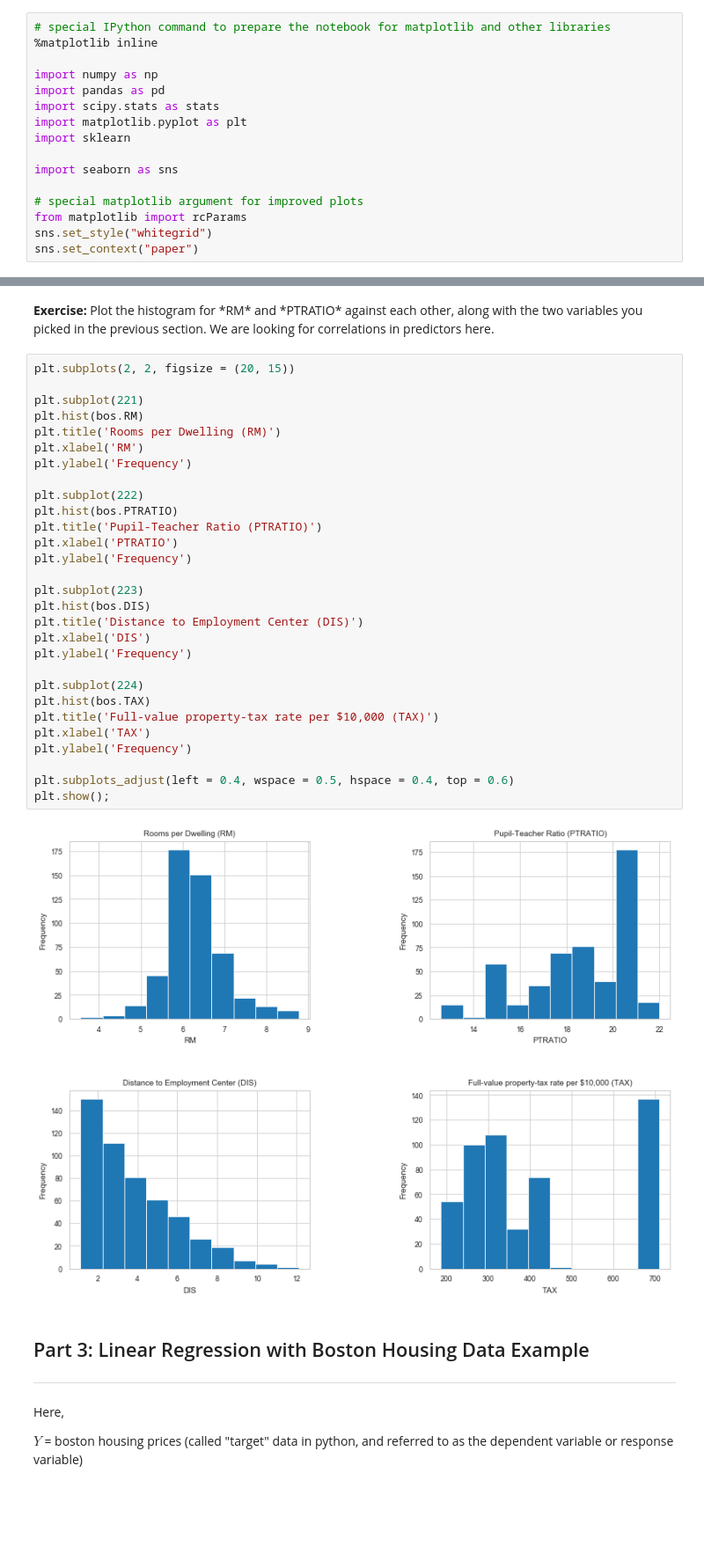
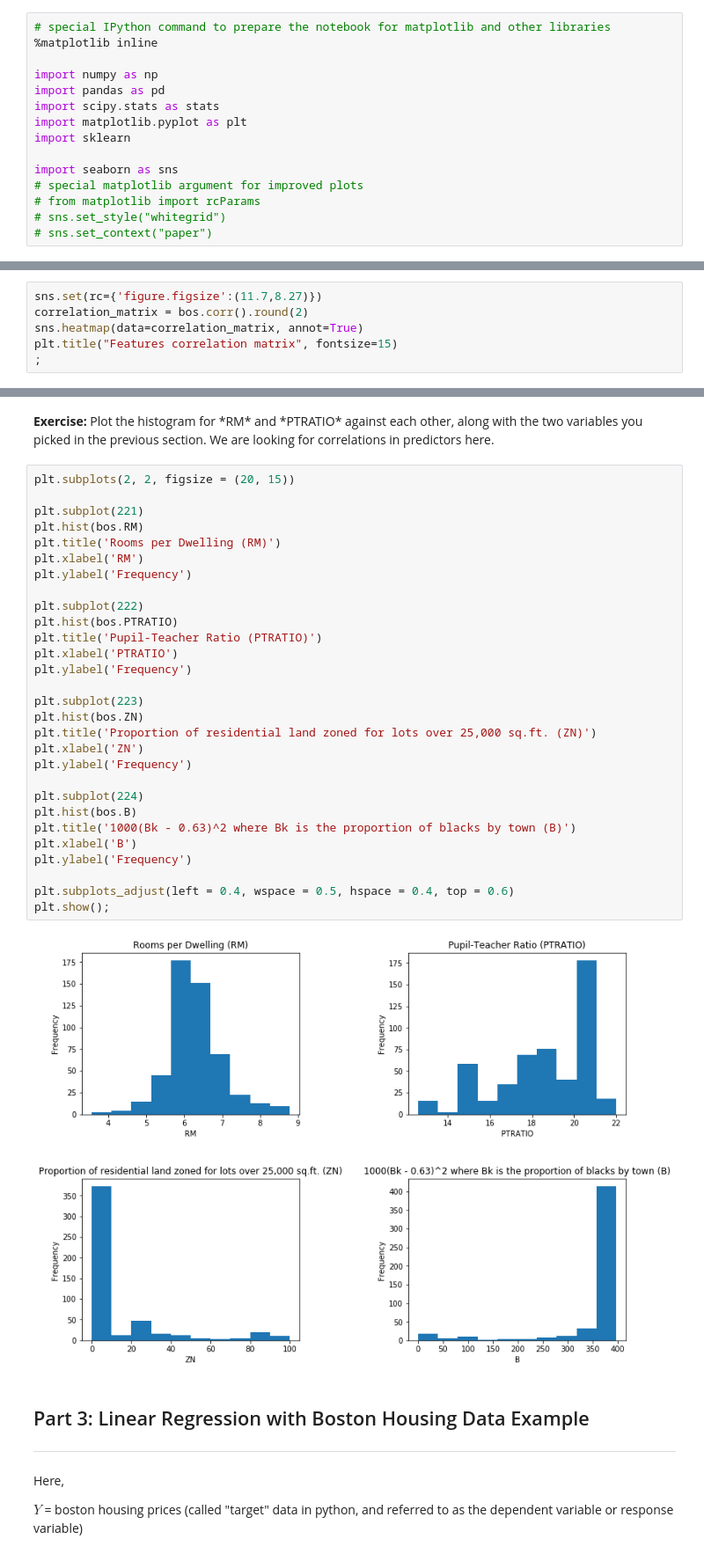
Before and after one commit to gdhakal/ml-projects-portfolio, a Jupyter notebook: linear-regression/Mini_Project_Linear_Regression.ipynb, the cells around one changed output, grey strips where cells are left out. Shown at 88% size. Cells and saved outputs as stored; diff of their text form; blank space fills up the shorter version.

```diff
--- a/linear-regression/Mini_Project_Linear_Regression.ipynb
+++ b/linear-regression/Mini_Project_Linear_Regression.ipynb
@@ -25,11 +25,10 @@ import matplotlib.pyplot as plt
 import sklearn
 
 import seaborn as sns
-
 # special matplotlib argument for improved plots
-from matplotlib import rcParams
-sns.set_style("whitegrid")
-sns.set_context("paper")
+# from matplotlib import rcParams
+# sns.set_style("whitegrid")
+# sns.set_context("paper")
 # %% [markdown]
 ***
 # Part 1: Introduction to Linear Regression
@@ -304,0 +302,6 @@ plt.title("Relationship between PTRATIO and Price")
+# %%
+sns.set(rc={'figure.figsize':(11.7,8.27)})
+correlation_matrix = bos.corr().round(2)
+sns.heatmap(data=correlation_matrix, annot=True)
+plt.title("Features correlation matrix", fontsize=15)
+;
@@ -396,34 +421,34 @@ After log transformation, we can see information related to CRIM < 0 and CRIM >
 # %%
 plt.subplots(2, 2, figsize = (20, 15))
 
 plt.subplot(221)
 plt.hist(bos.RM)
 plt.title('Rooms per Dwelling (RM)')
 plt.xlabel('RM')
 plt.ylabel('Frequency')
 
 plt.subplot(222)
 plt.hist(bos.PTRATIO)
 plt.title('Pupil-Teacher Ratio (PTRATIO)')
 plt.xlabel('PTRATIO')
 plt.ylabel('Frequency')
 
 plt.subplot(223)
-plt.hist(bos.DIS)
-plt.title('Distance to Employment Center (DIS)')
-plt.xlabel('DIS')
+plt.hist(bos.ZN)
+plt.title('Proportion of residential land zoned for lots over 25,000 sq.ft. (ZN)')
+plt.xlabel('ZN')
 plt.ylabel('Frequency')
 
 plt.subplot(224)
-plt.hist(bos.TAX)
-plt.title('Full-value property-tax rate per $10,000 (TAX)')
-plt.xlabel('TAX')
+plt.hist(bos.B)
+plt.title('1000(Bk - 0.63)^2 where Bk is the proportion of blacks by town (B)')
+plt.xlabel('B')
 plt.ylabel('Frequency')
 
 plt.subplots_adjust(left = 0.4, wspace = 0.5, hspace = 0.4, top = 0.6)
 plt.show();
 # %% [output]
-[figure, old version]
+[figure, new version]
 # %% [markdown]
 ## Part 3: Linear Regression with Boston Housing Data Example
 ***
```
Also changed, not shown: parts of 44 cells of this notebook.
